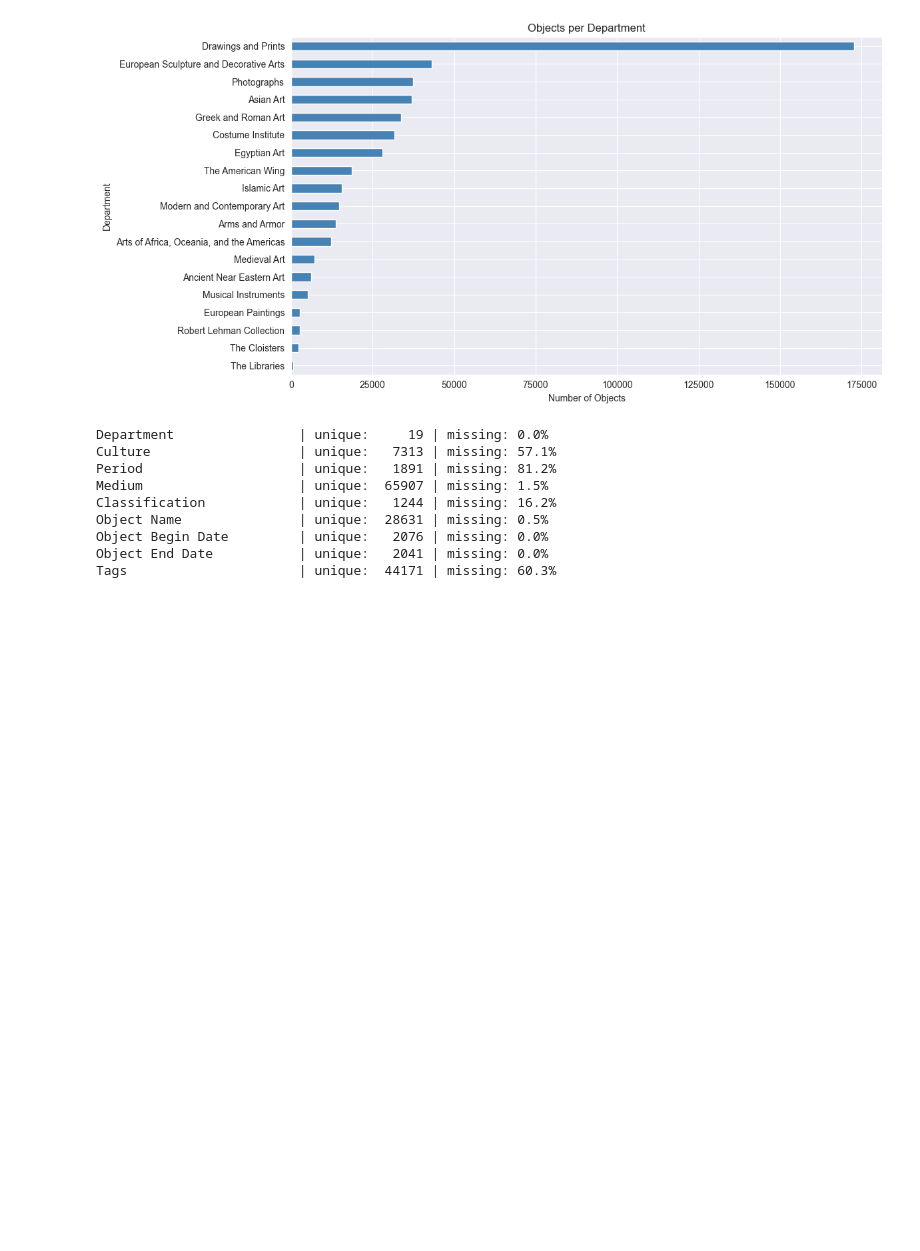
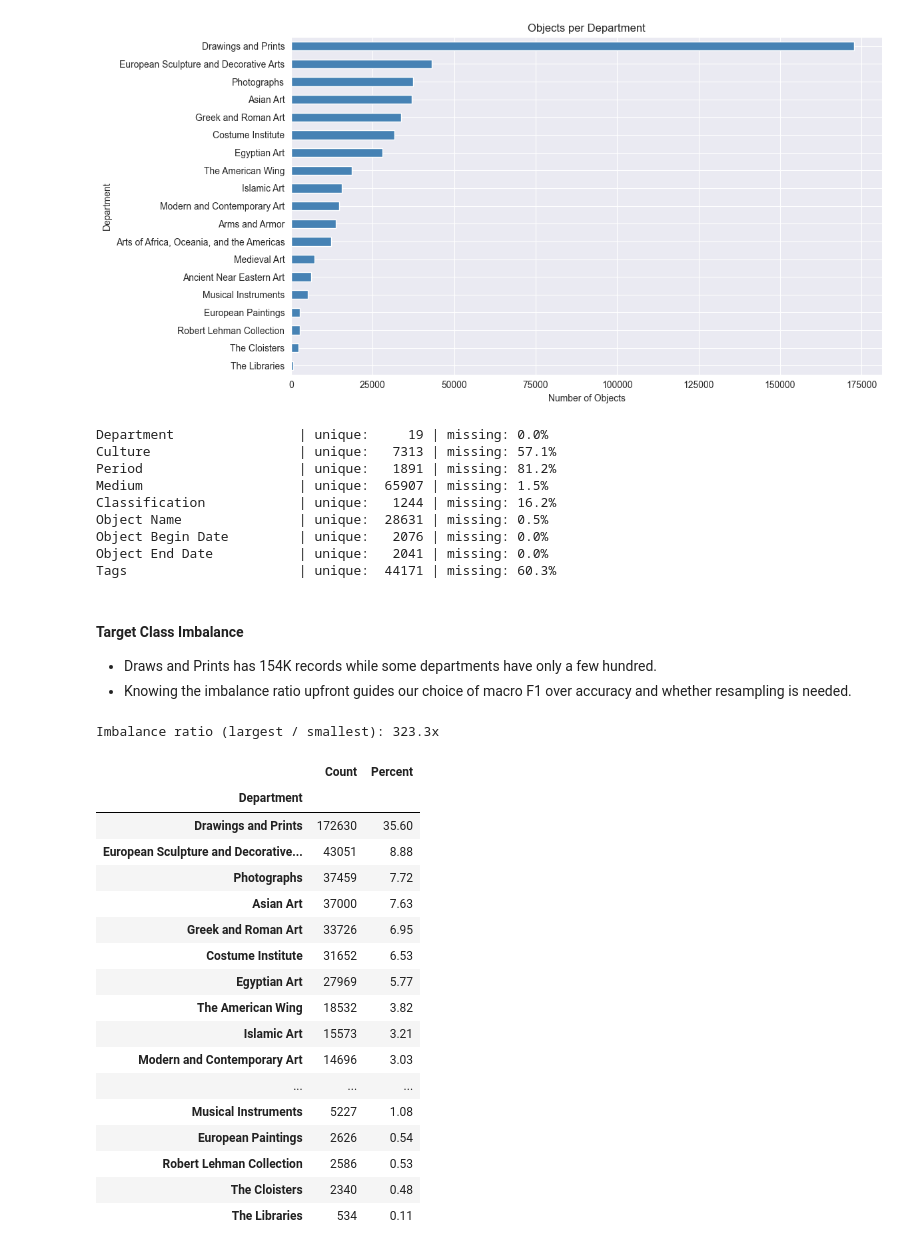
Before and after one commit to ishangupta4/cultural-pattern-discovery-ml, a Jupyter notebook: notebooks/met_eda.ipynb, the cells around one changed output. Saved outputs shown, nothing was run; the diff lists cells and outputs as text; code cells hidden in the pictures; blank space fills up the shorter version.

```diff
--- a/notebooks/met_eda.ipynb
+++ b/notebooks/met_eda.ipynb
@@ -207,3 +207,39 @@ Object Name               | unique:  28631 | missing: 0.5%
 Object Begin Date         | unique:   2076 | missing: 0.0%
 Object End Date           | unique:   2041 | missing: 0.0%
 Tags                      | unique:  44171 | missing: 60.3%
+# %% [markdown]
+#### Target Class Imbalance
+- Draws and Prints has 154K records while some departments have only a few hundred.
+- Knowing the imbalance ratio upfront guides our choice of macro F1 over accuracy and whether resampling is needed.
+# %%
+dept_counts = df["Department"].value_counts()
+dept_pct = (dept_counts / len(df) * 100).round(2)
+
+imbalance_ratio = dept_counts.iloc[0] / dept_counts.iloc[-1]
+print(f"Imbalance ratio (largest / smallest): {imbalance_ratio:.1f}x\n")
+
+summary = pd.DataFrame({
+    "Count": dept_counts,
+    "Percent": dept_pct
+})
+display(summary)
+# %% [output]
+Imbalance ratio (largest / smallest): 323.3x
+|  | Count | Percent |
+| Department |  |  |
+| Drawings and Prints | 172630 | 35.60 |
+| European Sculpture and Decorative... | 43051 | 8.88 |
+| Photographs | 37459 | 7.72 |
+| Asian Art | 37000 | 7.63 |
+| Greek and Roman Art | 33726 | 6.95 |
+| Costume Institute | 31652 | 6.53 |
+| Egyptian Art | 27969 | 5.77 |
+| The American Wing | 18532 | 3.82 |
+| Islamic Art | 15573 | 3.21 |
+| Modern and Contemporary Art | 14696 | 3.03 |
+| ... | ... | ... |
+| Musical Instruments | 5227 | 1.08 |
+| European Paintings | 2626 | 0.54 |
+| Robert Lehman Collection | 2586 | 0.53 |
+| The Cloisters | 2340 | 0.48 |
+| The Libraries | 534 | 0.11 |
```
Also changed, not shown: parts of 2 cells of this notebook, 1 other file.
